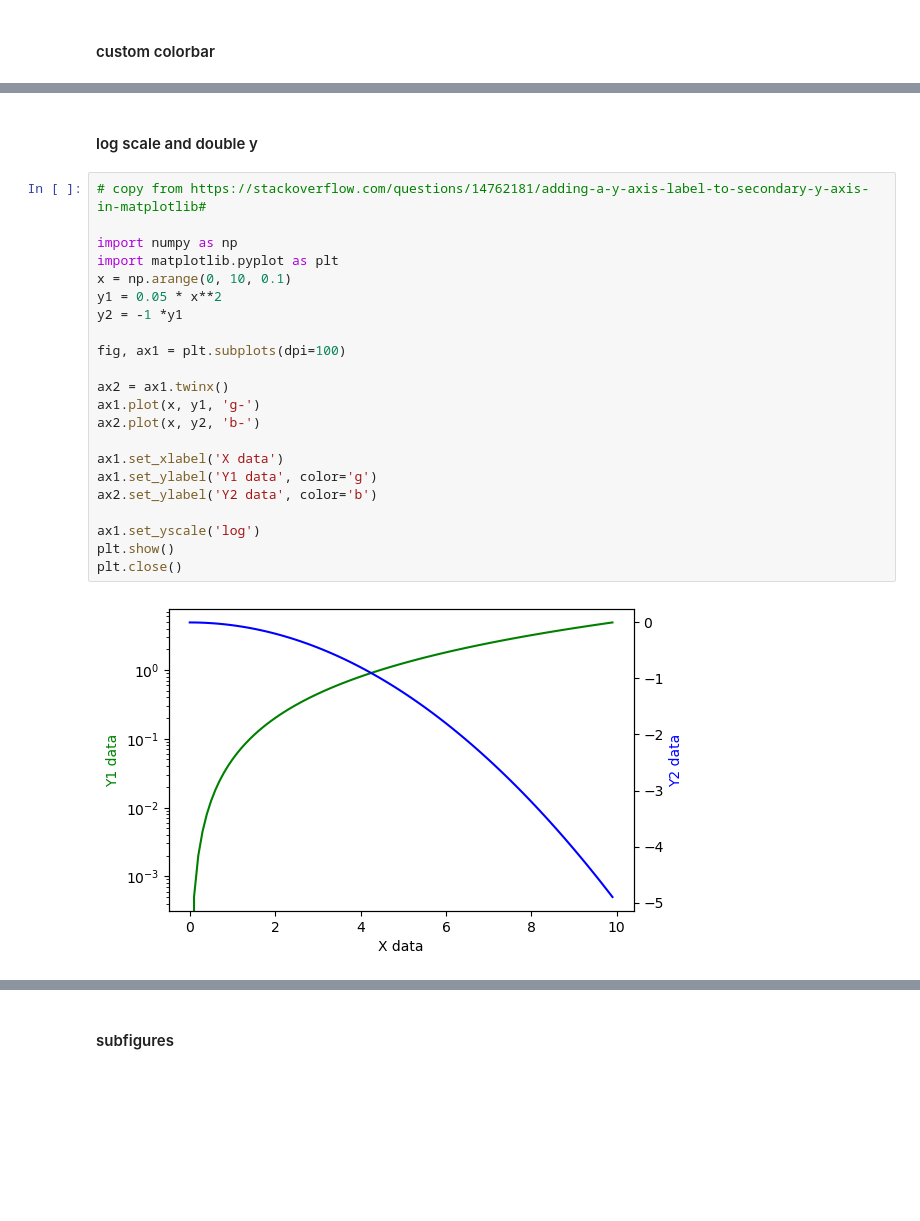
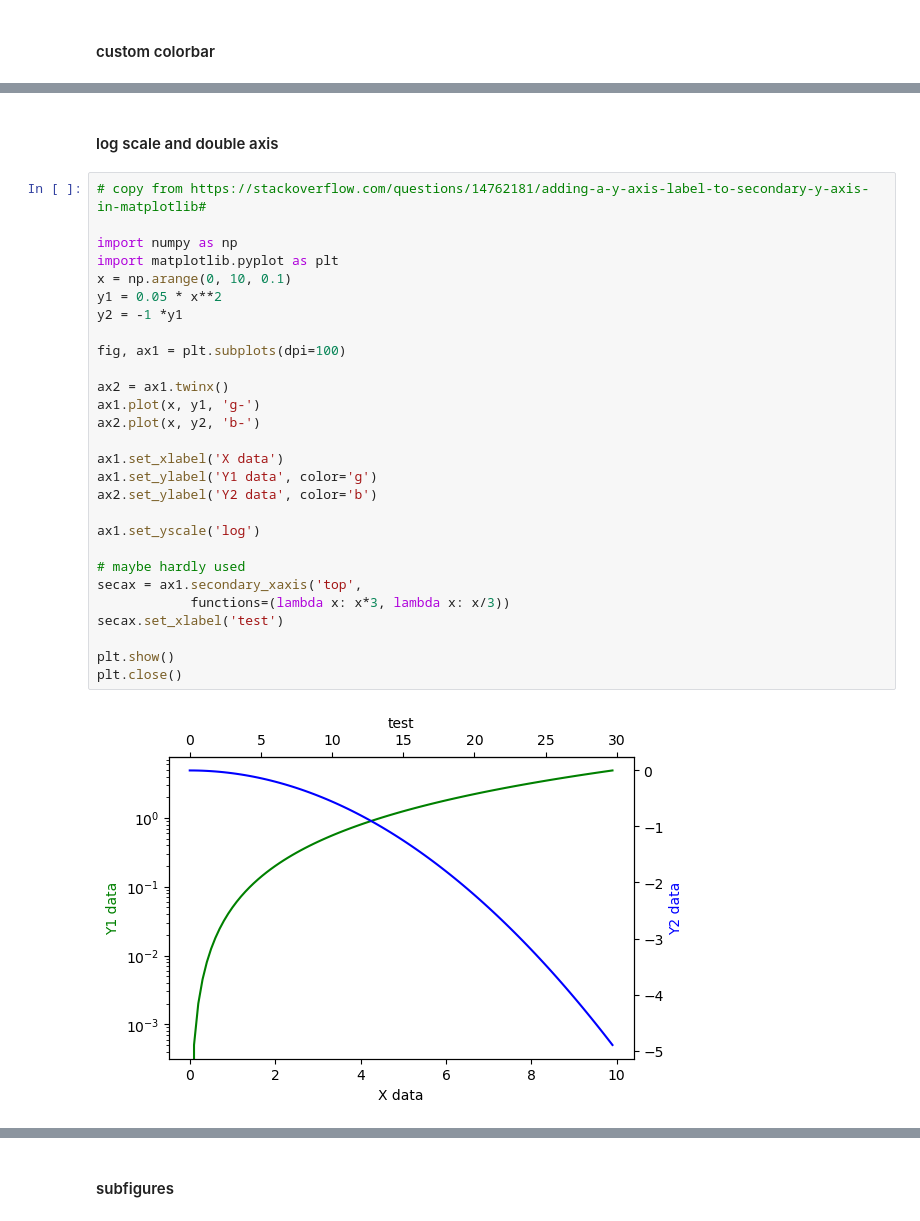
Before and after one commit to dw839566105/dw839566105.jekyll, a Jupyter notebook: ipynb/basics.ipynb, the cells around one changed output, grey strips where cells are left out. Saved outputs shown, nothing was run; the diff lists cells and outputs as text; blank space fills up the shorter version.

```diff
--- a/ipynb/basics.ipynb
+++ b/ipynb/basics.ipynb
@@ -397,26 +433,32 @@ plt.close()
 # %% [markdown]
-#### log scale and double y
+#### log scale and double axis
 # %%
 # copy from https://stackoverflow.com/questions/14762181/adding-a-y-axis-label-to-secondary-y-axis-in-matplotlib#
 
 import numpy as np
 import matplotlib.pyplot as plt
 x = np.arange(0, 10, 0.1)
 y1 = 0.05 * x**2
 y2 = -1 *y1
 
 fig, ax1 = plt.subplots(dpi=100)
 
 ax2 = ax1.twinx()
 ax1.plot(x, y1, 'g-')
 ax2.plot(x, y2, 'b-')
 
 ax1.set_xlabel('X data')
 ax1.set_ylabel('Y1 data', color='g')
 ax2.set_ylabel('Y2 data', color='b')
 
 ax1.set_yscale('log')
+
+# maybe hardly used
+secax = ax1.secondary_xaxis('top',
+            functions=(lambda x: x*3, lambda x: x/3))
+secax.set_xlabel('test')
+
 plt.show()
 plt.close()
 # %% [output]
-[figure, old version]
+[figure, new version]
```
Also changed, not shown: parts of 16 cells of this notebook, 4 other files.
